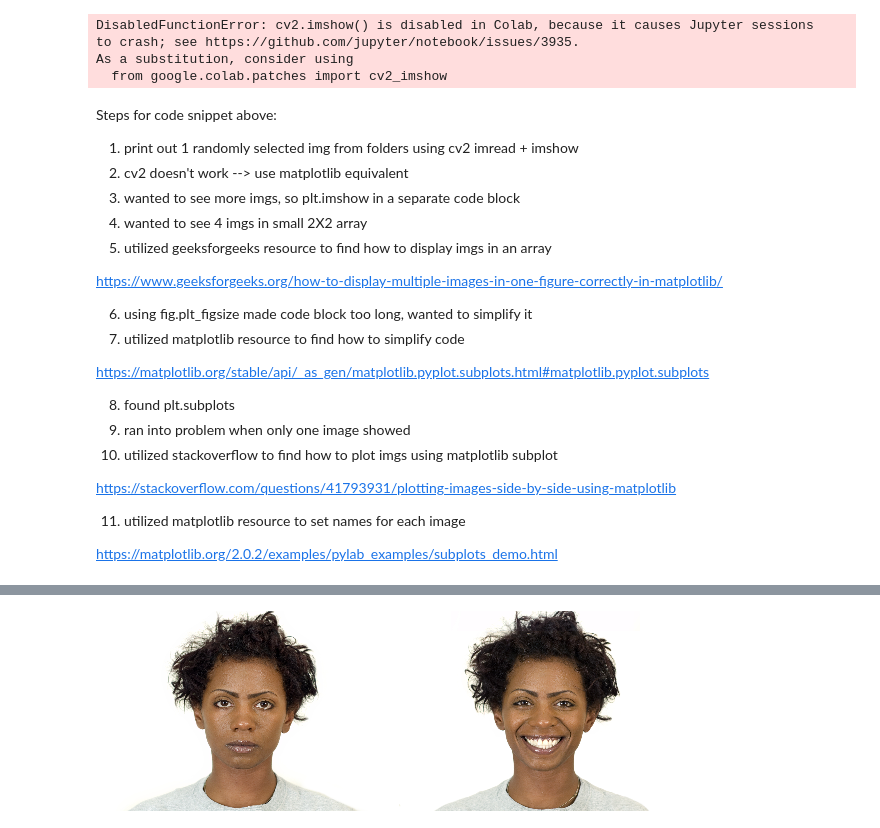
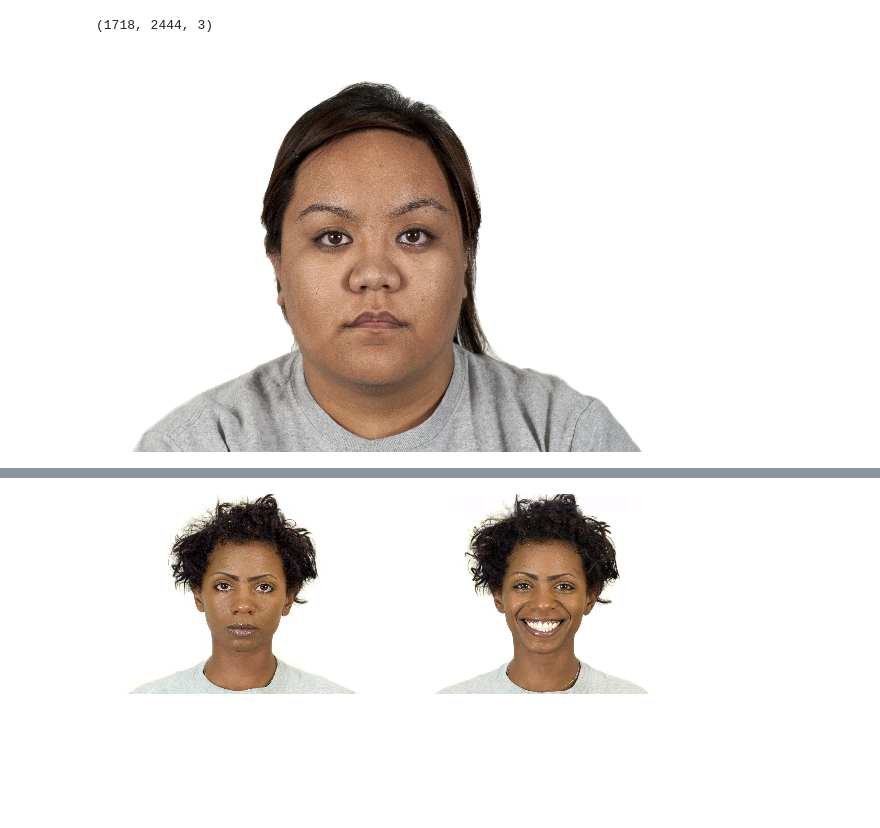
Before and after one commit to nimasriram/neuro_nova, a Jupyter notebook: PS_Model.ipynb, the cells around one changed output, grey strips where cells are left out. Drawn from its saved outputs; the diff is of its cells as text; code cells hidden in the pictures; blank space fills up the shorter version.

Commit message:
save model ipynb and upload

```diff
--- a/PS_Model.ipynb
+++ b/PS_Model.ipynb
@@ -30,14 +69,18 @@ we will run the following code only when we need to unzip data
 # %%
-#cv2.imshow is disabled in colab bc it causes jupyter sessions
-# #import cv2
+#https://colab.research.google.com/github/dphi-official/Deep_Learning_Bootcamp/blob/master/OpenCV/DL_Day12_OpenCV.ipynb#scrollTo=fppMCwQGI1-w
+#cv2 works with cv2_show
+import cv2
+from google.colab.patches import cv2_imshow
 
-# #path = ('/content/drive/MyDrive/Inspirit_AI/CFD Version 3.0/Images/CFD/AF-208/CFD-AF-208-003-N.jpg')
+path = ('/content/drive/MyDrive/CFD Version 3.0/Images/CFD/AF-208/CFD-AF-208-003-N.jpg')
 
-# #image = cv2.imread(path)
+image = cv2.imread(path)
+print(image.shape)
 
-# cv2.imshow(image)
+resized_image = cv2.resize(image, (550,400))
+
+cv2_imshow(resized_image)
+#cv2_imshow(image)
 # %% [output]
-DisabledFunctionError: cv2.imshow() is disabled in Colab, because it causes Jupyter sessions
-to crash; see https://github.com/jupyter/notebook/issues/3935.
-As a substitution, consider using
-  from google.colab.patches import cv2_imshow
+(1718, 2444, 3)
+[figure, added]
@@ -74,25 +86,0 @@ print(image1.shape) #img dimensions are all (1718, 2444, 3)
-# %% [markdown]
-Steps for code snippet above:
-
-1. print out 1 randomly selected img from folders using cv2 imread + imshow
-2. cv2 doesn't work --> use matplotlib equivalent
-3. wanted to see more imgs, so plt.imshow in a separate code block
-4. wanted to see 4 imgs in small 2X2 array
-5. utilized geeksforgeeks resource to find how to display imgs in an array
-
-https://www.geeksforgeeks.org/how-to-display-multiple-images-in-one-figure-correctly-in-matplotlib/
-
-6. using fig.plt_figsize made code block too long, wanted to simplify it
-7. utilized matplotlib resource to find how to simplify code
-
-https://matplotlib.org/stable/api/_as_gen/matplotlib.pyplot.subplots.html#matplotlib.pyplot.subplots
-
-8. found plt.subplots
-9. ran into problem when only one image showed
-10. utilized stackoverflow to find how to plot imgs using matplotlib subplot
-
-https://stackoverflow.com/questions/41793931/plotting-images-side-by-side-using-matplotlib
-
-11. utilized matplotlib resource to set names for each image
-
-https://matplotlib.org/2.0.2/examples/pylab_examples/subplots_demo.html
```
Also changed, not shown: parts of 31 cells of this notebook.
